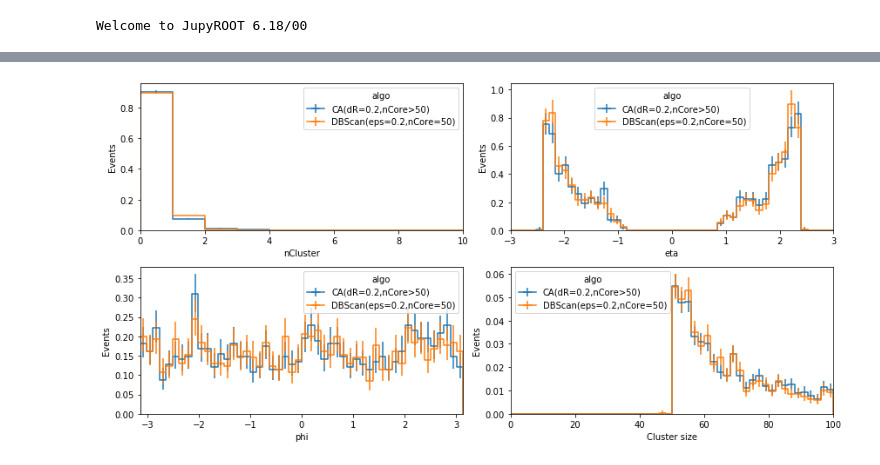
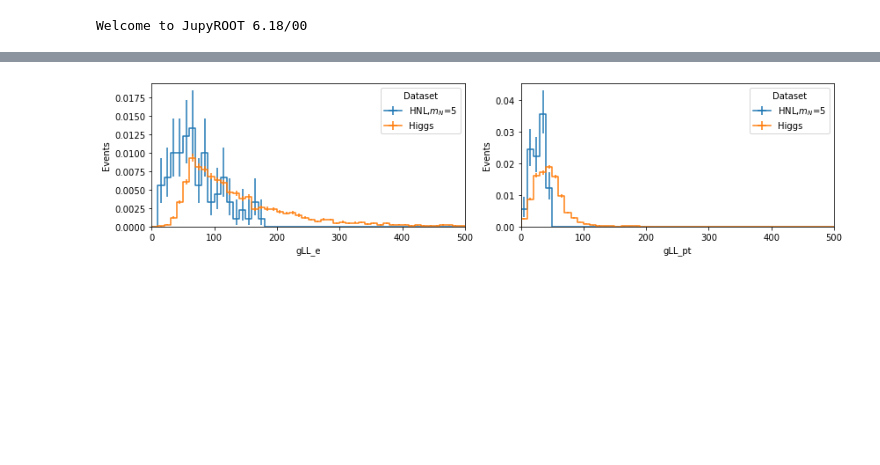
Before and after one commit to zichunhao/llp_analyzer, a Jupyter notebook: notebook/ClusteringProc.ipynb, the cells around one changed output, grey strips where cells are left out. Cells and saved outputs as stored; diff of their text form; code cells hidden in the pictures; blank space fills up the shorter version.

```diff
--- a/notebook/ClusteringProc.ipynb
+++ b/notebook/ClusteringProc.ipynb
@@ -152,9 +309,15 @@ fileset = {
 #         '/uscms/home/kkwok/work/LLP/CMSSW_10_6_20/src/llp_analyzer/displacedJetMuon_ntupler_9.root',
 "root://cmsxrootd.fnal.gov//store/group/phys_exotica/delayedjets/displacedJetMuonNtuple/V1p17/MC_Fall18/v1/sixie/ggH_HToSSTobbbb_MH-125_TuneCP5_13TeV-powheg-pythia8/Run2_Run2_displacedJetMuonNtupler_V1p17_MC_Fall18_RunIIAutumn18DRPremix-rp_102X_upgrade2018_realistic_v15-v1_v1_v2/200520_202800/0000/displacedJetMuon_ntupler_1.root",
 "root://cmsxrootd.fnal.gov//store/group/phys_exotica/delayedjets/displacedJetMuonNtuple/V1p17/MC_Fall18/v1/sixie/ggH_HToSSTobbbb_MH-125_TuneCP5_13TeV-powheg-pythia8/Run2_Run2_displacedJetMuonNtupler_V1p17_MC_Fall18_RunIIAutumn18DRPremix-rp_102X_upgrade2018_realistic_v15-v1_v1_v2/200520_202800/0000/displacedJetMuon_ntupler_2.root",
-"root://cmsxrootd.fnal.gov//store/group/phys_exotica/delayedjets/displacedJetMuonNtuple/V1p17/MC_Fall18/v1/sixie/ggH_HToSSTobbbb_MH-125_TuneCP5_13TeV-powheg-pythia8/Run2_Run2_displacedJetMuonNtupler_V1p17_MC_Fall18_RunIIAutumn18DRPremix-rp_102X_upgrade2018_realistic_v15-v1_v1_v2/200520_202800/0000/displacedJetMuon_ntupler_3.root" ,
-"root://cmsxrootd.fnal.gov//store/group/phys_exotica/delayedjets/displacedJetMuonNtuple/V1p17/MC_Fall18/v1/sixie/ggH_HToSSTobbbb_MH-125_TuneCP5_13TeV-powheg-pythia8/Run2_Run2_displacedJetMuonNtupler_V1p17_MC_Fall18_RunIIAutumn18DRPremix-rp_102X_upgrade2018_realistic_v15-v1_v1_v2/200520_202800/0000/displacedJetMuon_ntupler_4.root" ,
+# "root://cmsxrootd.fnal.gov//store/group/phys_exotica/delayedjets/displacedJetMuonNtuple/V1p17/MC_Fall18/v1/sixie/ggH_HToSSTobbbb_MH-125_TuneCP5_13TeV-powheg-pythia8/Run2_Run2_displacedJetMuonNtupler_V1p17_MC_Fall18_RunIIAutumn18DRPremix-rp_102X_upgrade2018_realistic_v15-v1_v1_v2/200520_202800/0000/displacedJetMuon_ntupler_3.root" ,
+# "root://cmsxrootd.fnal.gov//store/group/phys_exotica/delayedjets/displacedJetMuonNtuple/V1p17/MC_Fall18/v1/sixie/ggH_HToSSTobbbb_MH-125_TuneCP5_13TeV-powheg-pythia8/Run2_Run2_displacedJetMuonNtupler_V1p17_MC_Fall18_RunIIAutumn18DRPremix-rp_102X_upgrade2018_realistic_v15-v1_v1_v2/200520_202800/0000/displacedJetMuon_ntupler_4.root" ,
     ],
+    r'HNL,$m_N$=5': [
+#         '/uscms/home/kkwok/work/LLP/CMSSW_10_6_20/src/llp_analyzer/HNL/HeavyNeutralLepton_Tree.root',
+"root://cmsxrootd.fnal.gov//store/group/phys_exotica/delayedjets/displacedJetMuonNtuple/V1p17/MC_Fall18/v1/sixie/HNL_testpoint1/Run2_Run2_displacedJetMuonNtupler_V1p17_MC_Fall18_RunIIAutumn18DRPremix-rp_102X_upgrade2018_realistic_v15-v2_v1_v4/201113_200701/0000/displacedJetMuon_ntupler_100.root",
+"root://cmsxrootd.fnal.gov//store/group/phys_exotica/delayedjets/displacedJetMuonNtuple/V1p17/MC_Fall18/v1/sixie/HNL_testpoint1/Run2_Run2_displacedJetMuonNtupler_V1p17_MC_Fall18_RunIIAutumn18DRPremix-rp_102X_upgrade2018_realistic_v15-v2_v1_v4/201113_200701/0000/displacedJetMuon_ntupler_101.root"
+    ],
+
 }
 
 out = processor.run_uproot_job(
@@ -178,20 +434,26 @@ h.sum('nClusters','phi')
 # %%
-h=out['cluster']
+
+# hists = [
+#     out["llp"],
+# ]
+h=out['llp']
 
 ncols=2
-nrows=2
+nrows=1
 figsize=(6,3)
 
 fig, axs = plt.subplots(nrows, ncols, squeeze=False,
                         figsize=[ncols*figsize[0],nrows*figsize[1]])
 axs = axs.flatten()
 
-hist.plot1d(out['nCluster'],ax=axs[0],density=True, overlay='algo',clear=False)
-hist.plot1d(h.sum('phi','size'),ax=axs[1]   ,density=True, overlay='algo',clear=False)
-hist.plot1d(h.sum('eta','size'),ax=axs[2]   ,density=True, overlay='algo',clear=False)
-hist.plot1d(h.sum('eta','phi'),ax=axs[3]   ,density=True, overlay='algo',clear=False)
+# for i,h in enumerate(hists):
+#     h.label='Density'
+#     hist.plot1d(h,ax=axs[i], overlay='dataset',density=True,clear=False)
+
+hist.plot1d(h.project('dataset','gLLP_e'),ax=axs[0], overlay='dataset',density=True,clear=False)
+hist.plot1d(h.project('dataset','gLLP_pt'),ax=axs[1], overlay='dataset',density=True,clear=False)
 
 plt.tight_layout()
 plt.show()
 # %% [output]
-[figure, old version]
+[figure, new version]
```
Also changed, not shown: parts of 8 cells of this notebook, 3 other files.
